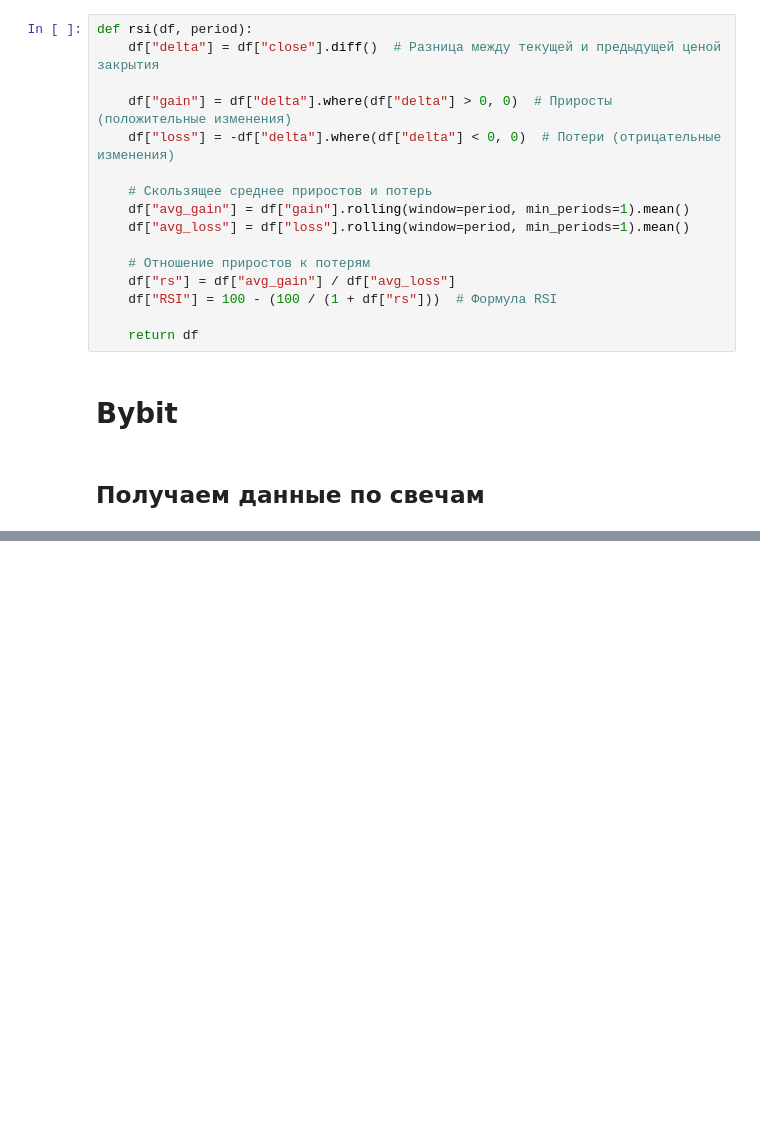
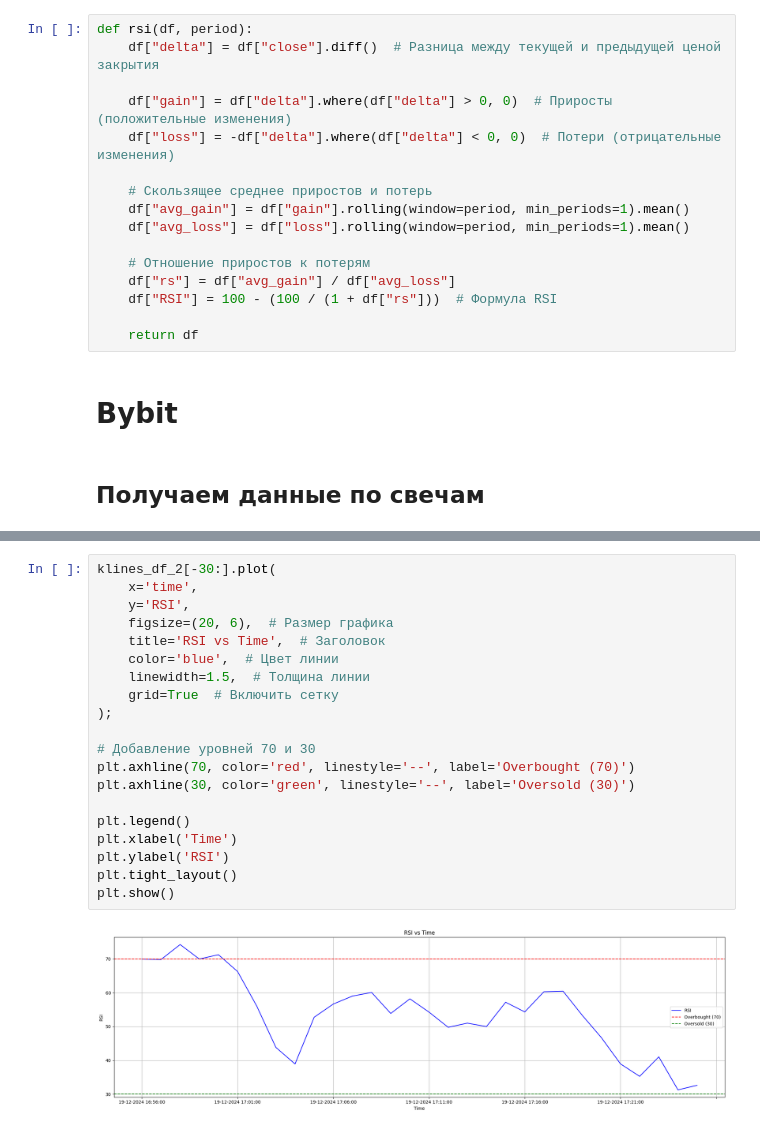
Before and after one commit to Rus-tam/trading_bot_fastapi, a Jupyter notebook: data_analysis/analysis.ipynb, the cells around one changed output, grey strips where cells are left out. Drawn from its saved outputs; the diff is of its cells as text; blank space fills up the shorter version.

```diff
--- a/data_analysis/analysis.ipynb
+++ b/data_analysis/analysis.ipynb
@@ -182,0 +298,22 @@ klines_df_2[-30:].plot(
+# %%
+klines_df_2[-30:].plot(
+    x='time',
+    y='RSI',
+    figsize=(20, 6),  # Размер графика
+    title='RSI vs Time',  # Заголовок
+    color='blue',  # Цвет линии
+    linewidth=1.5,  # Толщина линии
+    grid=True  # Включить сетку
+);
+
+# Добавление уровней 70 и 30
+plt.axhline(70, color='red', linestyle='--', label='Overbought (70)')
+plt.axhline(30, color='green', linestyle='--', label='Oversold (30)')
+
+plt.legend()
+plt.xlabel('Time')
+plt.ylabel('RSI')
+plt.tight_layout()
+plt.show()
+# %% [output]
+[figure, added]
```
Also changed, not shown: parts of 13 cells of this notebook.
